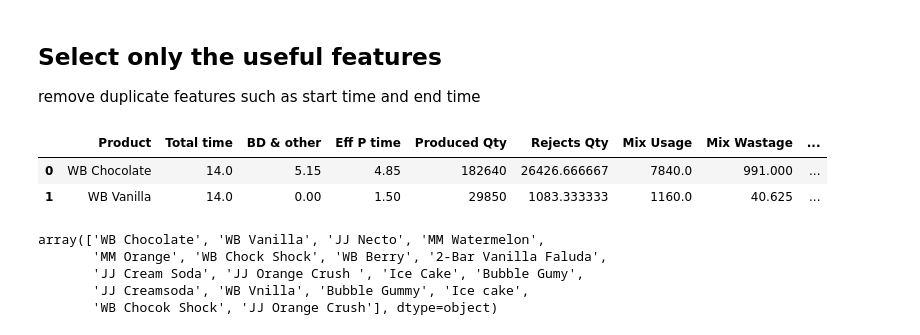
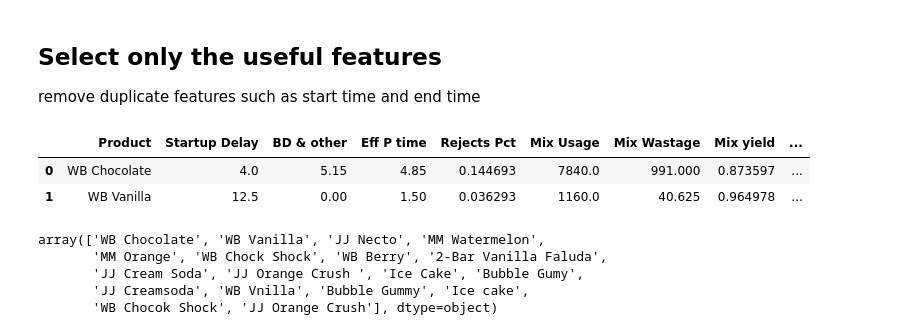
Before and after one commit to CodeProcessor/In20-S1-CS5617-project-1, a Jupyter notebook: Analysis.ipynb, the cells around one changed output. Cells and saved outputs as stored; diff of their text form; code cells hidden in the pictures.

```diff
--- a/Analysis.ipynb
+++ b/Analysis.ipynb
@@ -21 +25,9 @@ Index(['Date', 'Product', 'Planned start Time', 'Actual Start Time',
+# %%
+# Add rejects percentage
+
+def get_rejects_percentage(row):
+    return row["Rejects Qty"]/row["Produced Qty"]
+
+df['Rejects Pct'] = df.apply (lambda row: get_rejects_percentage(row), axis=1)
+# df.info()
 # %%
@@ -26,14 +51,14 @@ Index(['Date', 'Product', 'Planned start Time', 'Actual Start Time',
 ## Select only the useful features
 remove duplicate features such as start time and end time
 # %%
-useful_colomns = ["Product", "Total time", "Breakdowns and other delays", "Effective production time", "Produced Qty", "Rejects Qty", "Mix Usage", "Mix Wastage", "Mix yield", "Efficiency"]
+useful_colomns = ["Product", "Startup Delay", "Breakdowns and other delays", "Effective production time", "Rejects Pct", "Mix Usage", "Mix Wastage", "Mix yield", "OEE"]
 df = df[useful_colomns]
 df = df.rename(columns={"Breakdowns and other delays": "BD & other", "Effective production time": "Eff P time"})
 df.head(2)
 # %% [output]
-|  | Product | Total time | BD & other | Eff P time | Produced Qty | Rejects Qty | Mix Usage | Mix Wastage | ... |
-| 0 | WB Chocolate | 14.0 | 5.15 | 4.85 | 182640 | 26426.666667 | 7840.0 | 991.000 | ... |
-| 1 | WB Vanilla | 14.0 | 0.00 | 1.50 | 29850 | 1083.333333 | 1160.0 | 40.625 | ... |
+|  | Product | Startup Delay | BD & other | Eff P time | Rejects Pct | Mix Usage | Mix Wastage | Mix yield | ... |
+| 0 | WB Chocolate | 4.0 | 5.15 | 4.85 | 0.144693 | 7840.0 | 991.000 | 0.873597 | ... |
+| 1 | WB Vanilla | 12.5 | 0.00 | 1.50 | 0.036293 | 1160.0 | 40.625 | 0.964978 | ... |
 # %%
 df.Product.unique()
 # %% [output]
```
Also changed, not shown: parts of 16 cells of this notebook.
